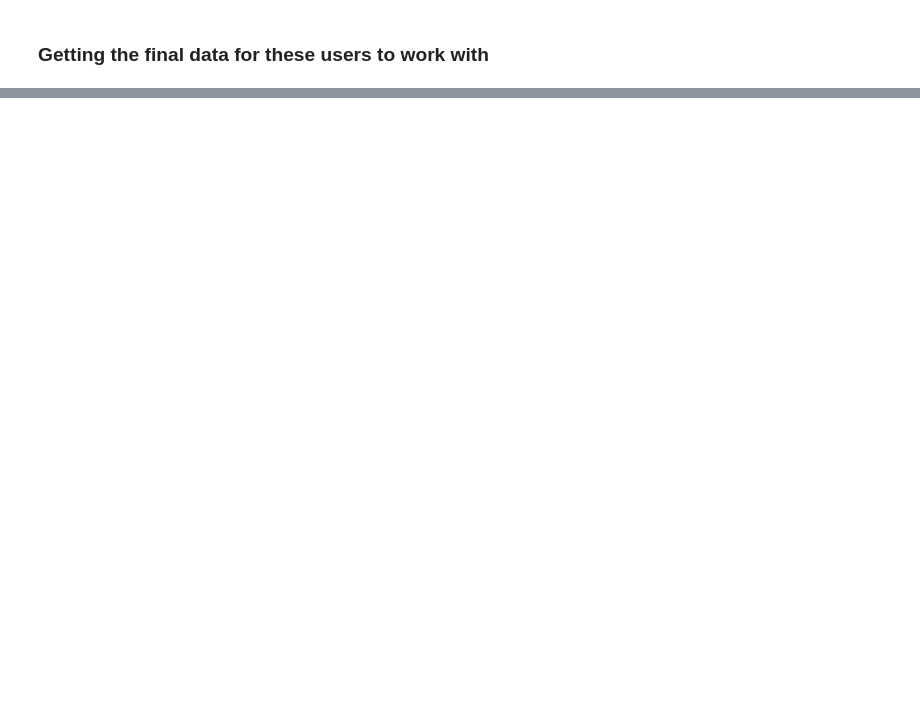
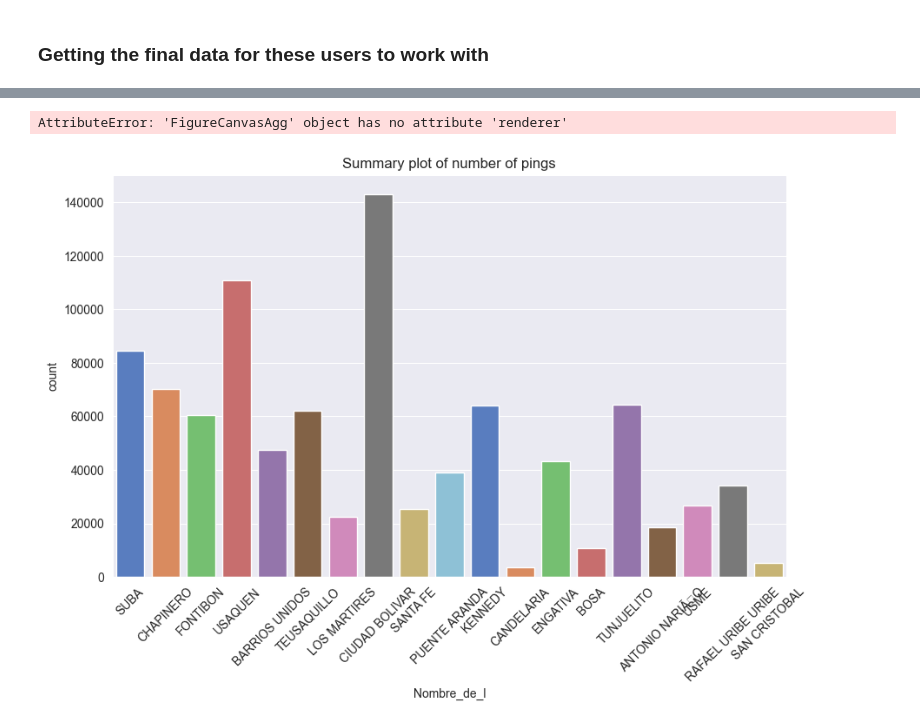
Before and after one commit to spur-eth/mobile_data_colombia, a Jupyter notebook: code/qual_checks_filter.ipynb, the cells around one changed output, grey strips where cells are left out. Cells and saved outputs as stored; diff of their text form; code cells hidden in the pictures; blank space fills up the shorter version.

```diff
--- a/code/qual_checks_filter.ipynb
+++ b/code/qual_checks_filter.ipynb
@@ -351,0 +544,16 @@ final_filtered_homeping_filepath = f'/Users/emilyrobitschek/git/ETH/SPUR/mobile_
+# %%
+output_file_path_no_ext = f'{data_dir}/data/agg_data/{data_label}_users_w_ping_1km_stations_{min_pings}pings_{min_days}days'
+filter_for_users_living_in_specified_regions(df_hw_locs, output_file_path_no_ext)
+print(data_folder) # data folder should pull from the localidades
+min_pings, min_days = 60, 10
+
+# filter the data for this final set of users to compute which ones have home locations near the stations:
+final_user_hometile_filepath = output_file_path_no_ext + '_w_hometile.csv'
+users = get_user_list(final_user_hometile_filepath, user_col='uid')
+final_filtered_hometile_filepath = f'{data_dir}data/agg_data/{data_label}_data_for_users_w_ping_1km_stations_{min_pings}pings_{min_days}days_w_hometile.csv'
+write_filter_data_by_users_from_filepaths(filepaths, users, final_filtered_hometile_filepath)
+
+final_user_homeping_filepath = output_file_path_no_ext + '_w_homeping.csv'
+users = get_user_list(final_user_homeping_filepath, user_col='uid')
+final_filtered_homeping_filepath = f'{data_dir}data/agg_data/{data_label}_data_for_users_w_ping_1km_stations_{min_pings}pings_{min_days}days_w_homeping.csv'
+write_filter_data_by_users_from_filepaths(filepaths, users, final_filtered_homeping_filepath)
@@ -351,0 +567,6 @@ final_filtered_homeping_filepath = f'/Users/emilyrobitschek/git/ETH/SPUR/mobile_
+# %%
+final_ddf = dd.read_csv(final_filtered_homeping_filepath)
+final_df = final_ddf.compute()
+print(len(final_df), final_df.columns)
+final_df.columns
+final_df.head()
@@ -351,0 +583,19 @@ final_filtered_homeping_filepath = f'/Users/emilyrobitschek/git/ETH/SPUR/mobile_
+# %%
+df = final_df
+import seaborn as sns
+import plotly.express as px
+
+#print(df.columns)
+# Create a bar plot with different colors for each value of "Nombre_de_I"
+sns.set_style('darkgrid')
+plt.figure(figsize=(10, 6))
+sns.countplot(x='Nombre_de_l', data=df, palette='muted')
+plt.title('Summary plot of number of pings')
+plt.xticks(rotation=45)
+
+# Convert the seaborn plot to an interactive plot using plotly
+fig = px.imshow(plt.gcf().canvas.buffer_rgba(), binary_string=True)
+fig.show()
+# %% [output]
+AttributeError: 'FigureCanvasAgg' object has no attribute 'renderer'
+[figure, added]
```
Also changed, not shown: parts of 44 cells of this notebook.
